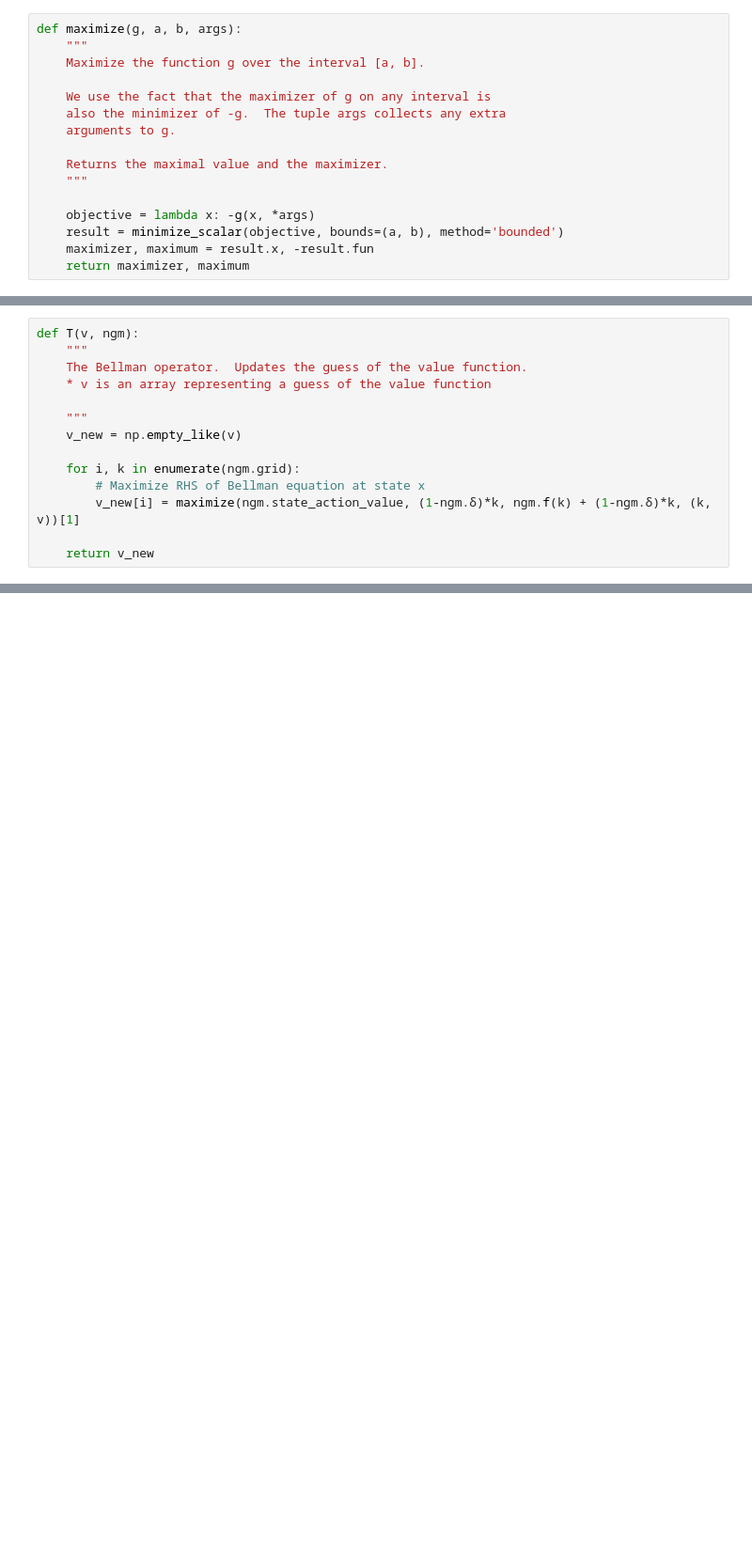
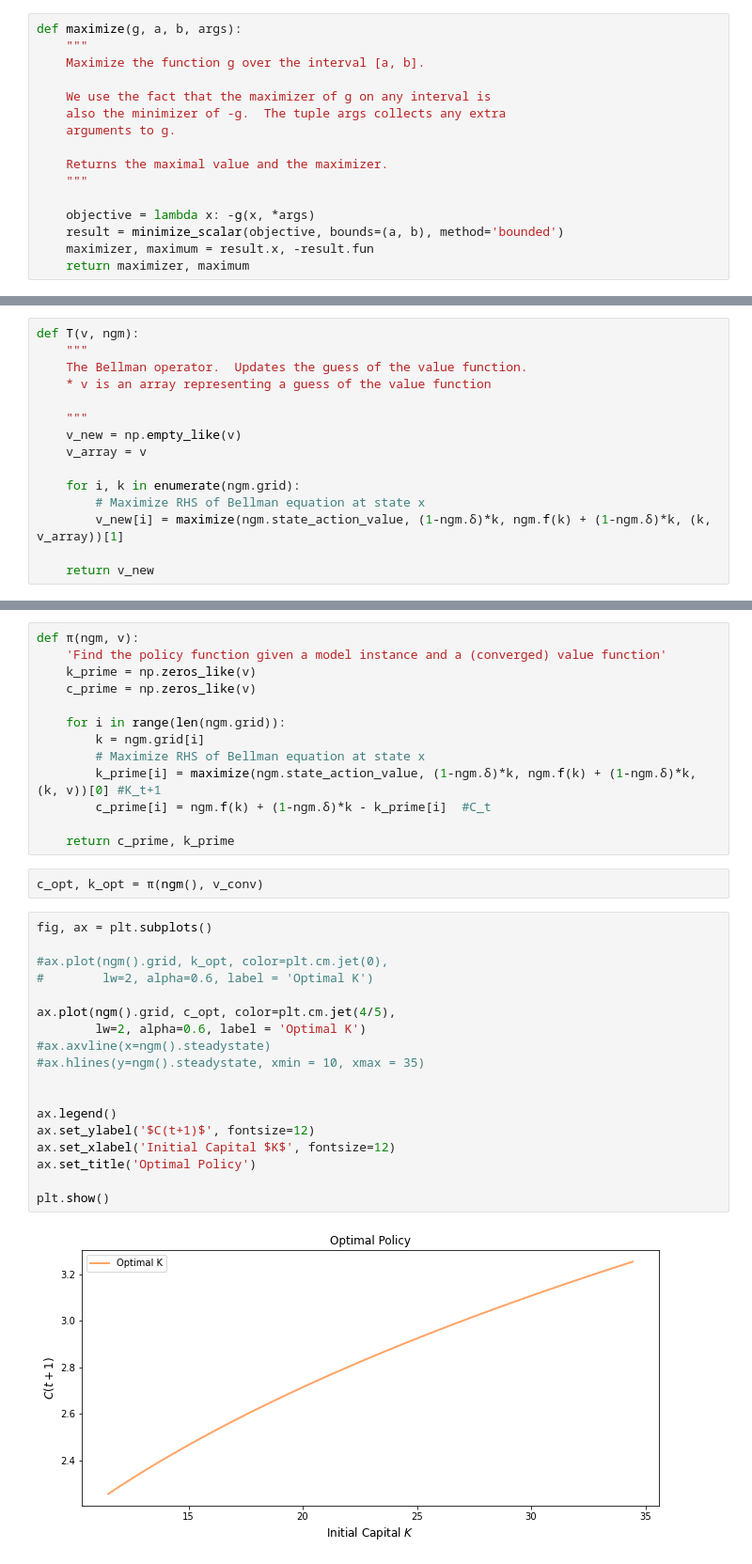
Before and after one commit to basm92/macroeconomics_i, a Jupyter notebook: assignment_1/question1.ipynb, the cells around one changed output, grey strips where cells are left out. Shown at 94% size. Saved outputs shown, nothing was run; the diff lists cells and outputs as text; blank space fills up the shorter version.

```diff
--- a/assignment_1/question1.ipynb
+++ b/assignment_1/question1.ipynb
@@ -122,9 +111,10 @@ def T(v, ngm):
 
     """
     v_new = np.empty_like(v)
+    v_array = v
 
     for i, k in enumerate(ngm.grid):
         # Maximize RHS of Bellman equation at state x
-        v_new[i] = maximize(ngm.state_action_value, (1-ngm.δ)*k, ngm.f(k) + (1-ngm.δ)*k, (k, v))[1]
+        v_new[i] = maximize(ngm.state_action_value, (1-ngm.δ)*k, ngm.f(k) + (1-ngm.δ)*k, (k, v_array))[1]
 
     return v_new
@@ -172,0 +163,35 @@ plt.show()
+# %%
+def π(ngm, v):
+    'Find the policy function given a model instance and a (converged) value function'
+    k_prime = np.zeros_like(v)
+    c_prime = np.zeros_like(v)
+
+    for i in range(len(ngm.grid)):
+        k = ngm.grid[i]
+        # Maximize RHS of Bellman equation at state x
+        k_prime[i] = maximize(ngm.state_action_value, (1-ngm.δ)*k, ngm.f(k) + (1-ngm.δ)*k, (k, v))[0] #K_t+1
+        c_prime[i] = ngm.f(k) + (1-ngm.δ)*k - k_prime[i]  #C_t
+
+    return c_prime, k_prime
+# %%
+c_opt, k_opt = π(ngm(), v_conv)
+# %%
+fig, ax = plt.subplots()
+
+#ax.plot(ngm().grid, k_opt, color=plt.cm.jet(0),
+#        lw=2, alpha=0.6, label = 'Optimal K')
+
+ax.plot(ngm().grid, c_opt, color=plt.cm.jet(4/5),
+        lw=2, alpha=0.6, label = 'Optimal K')
+#ax.axvline(x=ngm().steadystate)
+#ax.hlines(y=ngm().steadystate, xmin = 10, xmax = 35)
+
+
+ax.legend()
+ax.set_ylabel('$C(t+1)$', fontsize=12)
+ax.set_xlabel('Initial Capital $K$', fontsize=12)
+ax.set_title('Optimal Policy')
+
+plt.show()
+# %% [output]
+[figure, added]
```
Also changed, not shown: parts of 13 cells of this notebook.
